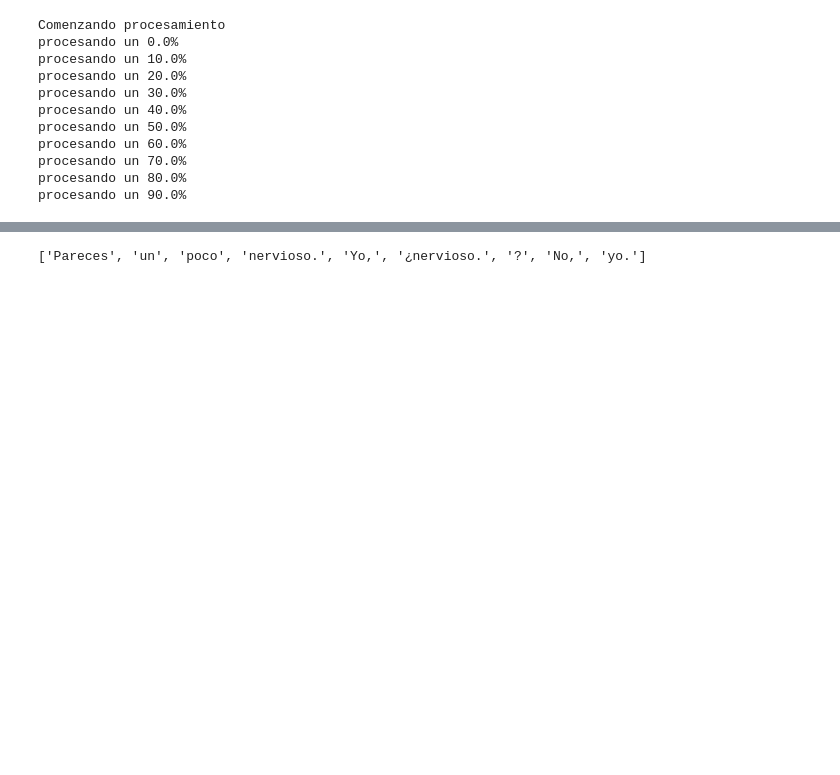
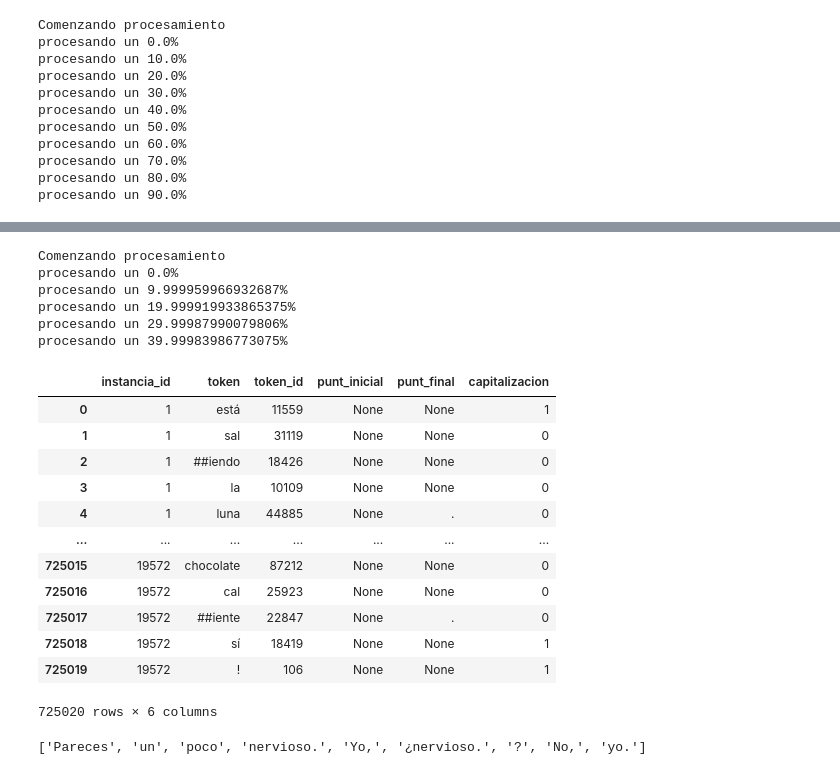
Before and after one commit to mfestini2/TPAA2, a Jupyter notebook: Copia_de_PruebaTP2AA2.ipynb, the cells around one changed output, grey strips where cells are left out. Drawn from its saved outputs; the diff is of its cells as text; code cells hidden in the pictures; blank space fills up the shorter version.

```diff
--- a/Copia_de_PruebaTP2AA2.ipynb
+++ b/Copia_de_PruebaTP2AA2.ipynb
@@ -246,8 +281,31 @@ datos_listos[(datos_listos["instancia_id"]==48)& (datos_listos["capitalizacion"]
  'Qué más da. Al fin y al cabo, es sólo tejido muerto.\nSólo podría engendrar el mal.\nSu salud se deteriorará si continúa con esta locura.\nEstoy asombrosamente cuerdo, doctor.\nHa creado un monstruo ...
 # %%
-datos_primer_decima_parte=datos["dialogue"].loc[:len(datos)//1000]
+datos_primer_decima_parte=datos["dialogue"].loc[:len(datos)//10]
 
 datos_listos=asignar_labels(datos_primer_decima_parte,"datos_modelo.csv")
+# %% [output]
+Comenzando procesamiento
+procesando un 0.0%
+procesando un 9.999959966932687%
+procesando un 19.999919933865375%
+procesando un 29.99987990079806%
+procesando un 39.99983986773075%
+# %%
+datos_listos
+# %% [output]
+|  | instancia_id | token | token_id | punt_inicial | punt_final | capitalizacion |
+| 0 | 1 | está | 11559 | None | None | 1 |
+| 1 | 1 | sal | 31119 | None | None | 0 |
+| 2 | 1 | ##iendo | 18426 | None | None | 0 |
+| 3 | 1 | la | 10109 | None | None | 0 |
+| 4 | 1 | luna | 44885 | None | . | 0 |
+| ... | ... | ... | ... | ... | ... | ... |
+| 725015 | 19572 | chocolate | 87212 | None | None | 0 |
+| 725016 | 19572 | cal | 25923 | None | None | 0 |
+| 725017 | 19572 | ##iente | 22847 | None | . | 0 |
+| 725018 | 19572 | sí | 18419 | None | None | 1 |
+| 725019 | 19572 | ! | 106 | None | None | 1 |
+725020 rows × 6 columns
 # %%
 separar_palabras(datos["dialogue"][128])
 # %% [output]
```
Also changed, not shown: parts of 5 cells of this notebook.
